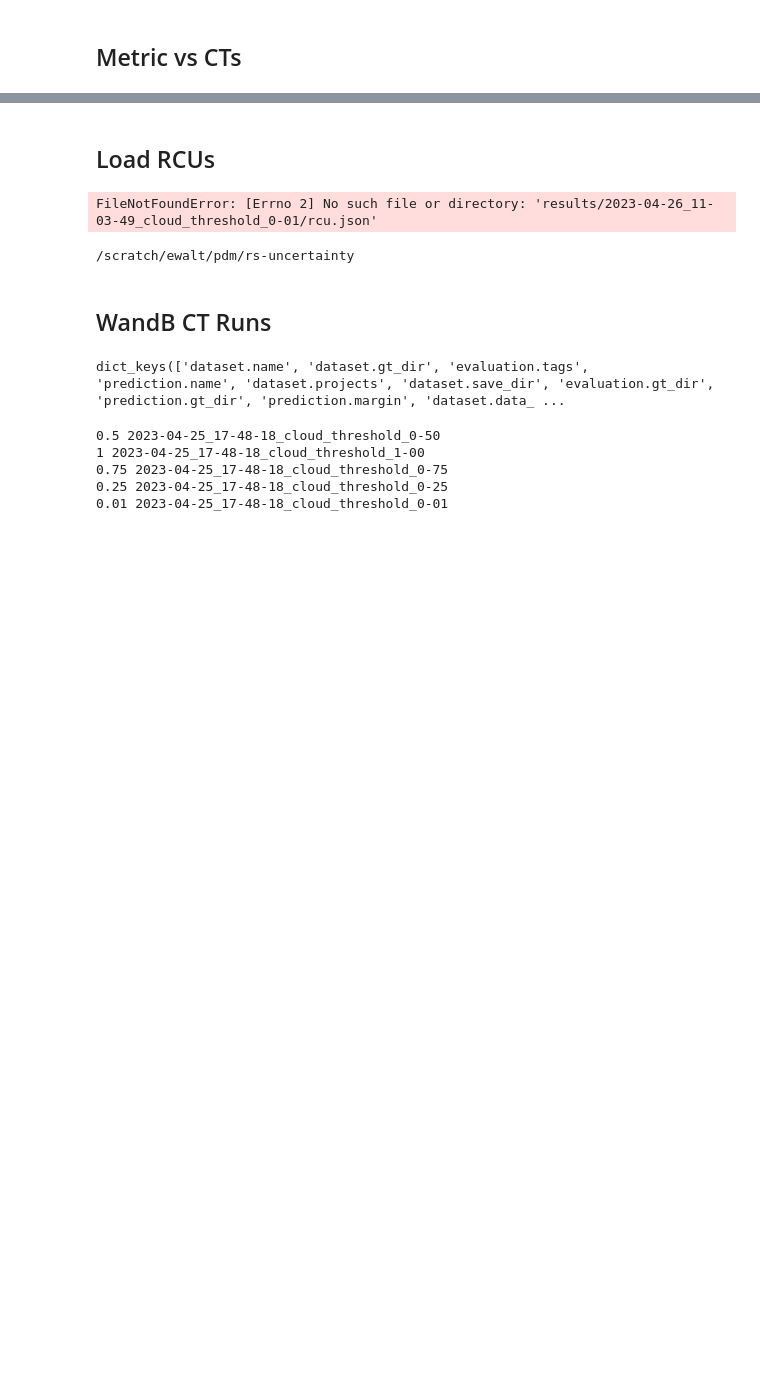
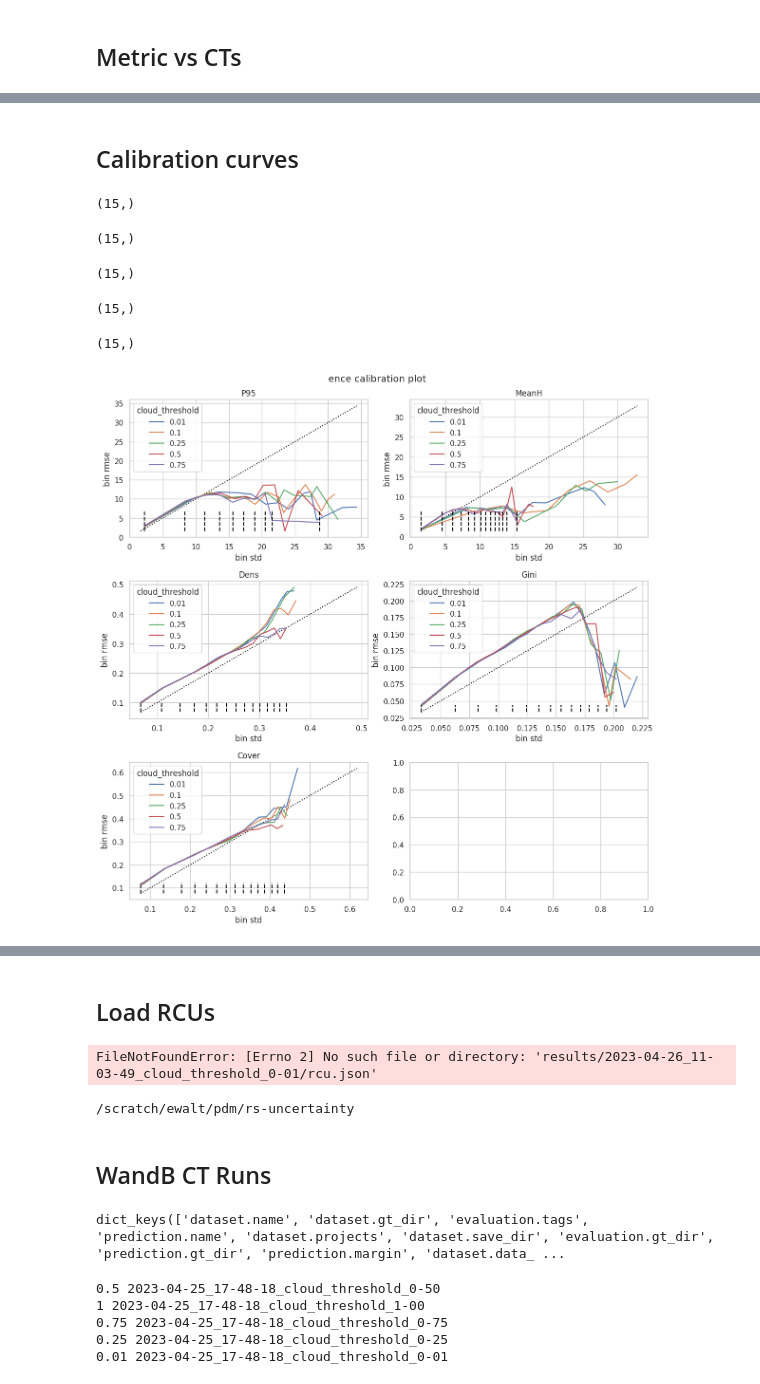
Before and after one commit to eliotwalt/rs-uncertainty, a Jupyter notebook: notebooks/plot_CTs.ipynb, the cells around one changed output, grey strips where cells are left out. Cells and saved outputs as stored; diff of their text form; code cells hidden in the pictures; blank space fills up the shorter version.

```diff
--- a/notebooks/plot_CTs.ipynb
+++ b/notebooks/plot_CTs.ipynb
@@ -147,0 +123,13 @@ plt.show()
+# %% [markdown]
+## Calibration curves
+# %%
+visualizer.calibration_plot("ence", log_bins=False)
+plt.tight_layout()
+plt.show()
+# %% [output]
+(15,)
+(15,)
+(15,)
+(15,)
+(15,)
+[figure, added]
```
Also changed, not shown: parts of 28 cells of this notebook, 12 other files.
